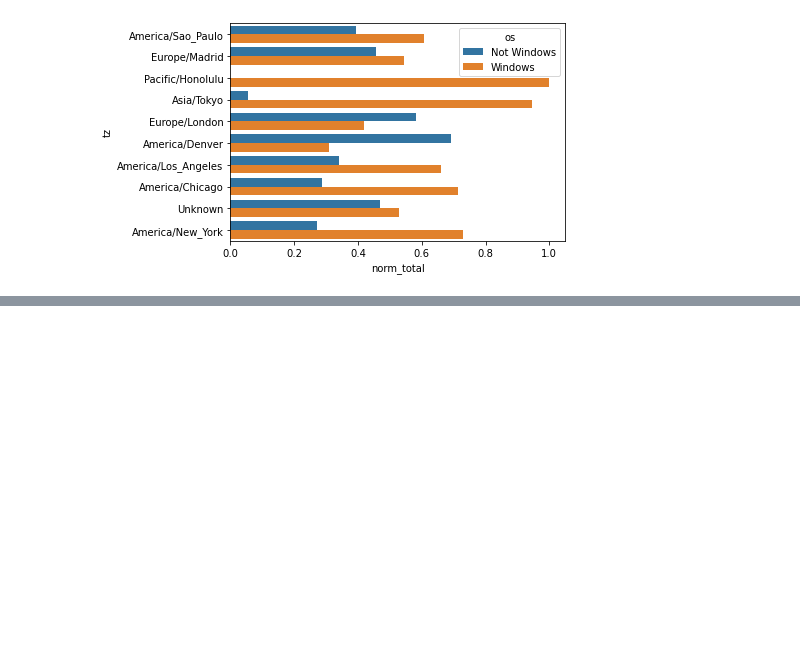
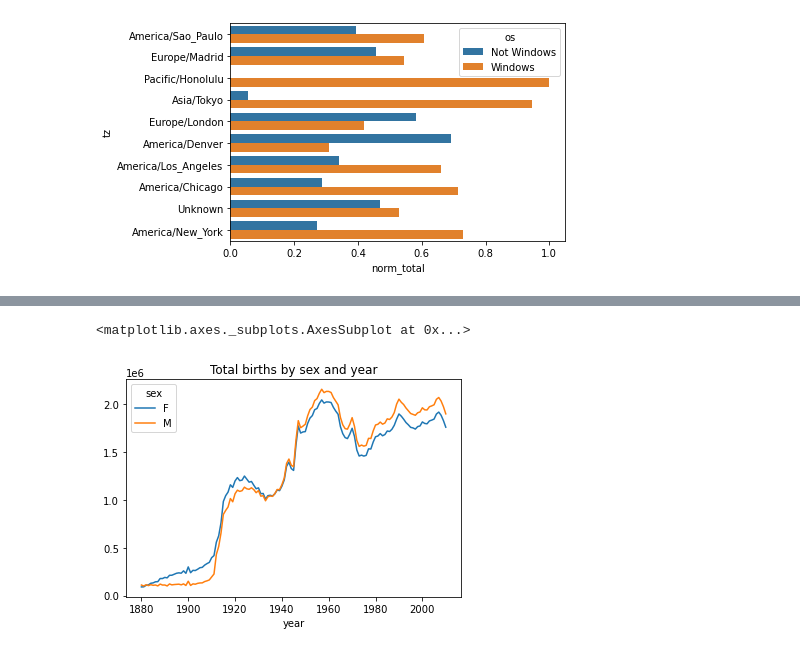
Before and after one commit to walidsi/data-science, a Jupyter notebook: Python/Python for Data Analysis/py_data_analysis_2.ipynb, the cells around one changed output, grey strips where cells are left out. Saved outputs shown, nothing was run; the diff lists cells and outputs as text; code cells hidden in the pictures; blank space fills up the shorter version.

Commit message:
More data analysis examples

```diff
--- a/Python/Python for Data Analysis/py_data_analysis_2.ipynb
+++ b/Python/Python for Data Analysis/py_data_analysis_2.ipynb
@@ -432,0 +667,4 @@ sns.barplot(x='norm_total', y='tz', hue='os', data=count_subset)
+# %%
+columns = ['name', 'sex', 'births']
+names1880 = pd.read_csv('datasets/babynames/yob1880.txt', names=columns)
+names1880
@@ -432,0 +692,15 @@ sns.barplot(x='norm_total', y='tz', hue='os', data=count_subset)
+# %%
+years = range(1880, 2011)
+
+pieces = []
+
+#names = pd.DataFrame(columns = columns+['year']) # dtypes will all be object, not good!!
+
+for year in years:
+    frame = pd.read_csv('datasets/babynames/yob%d.txt' % year, names=columns)
+    frame['year'] = year
+    pieces.append(frame)
+
+names = pd.concat(pieces, ignore_index=True) #this way dtypes of columns will be int, float, etc as appropriate
+names.info()
+names
@@ -432,0 +749,3 @@ sns.barplot(x='norm_total', y='tz', hue='os', data=count_subset)
+# %%
+total_births  = names.pivot_table(values='births', index='year', columns='sex', aggfunc=sum)
+total_births
@@ -432,0 +767,5 @@ sns.barplot(x='norm_total', y='tz', hue='os', data=count_subset)
+# %%
+total_births.plot(title='Total births by sex and year')
+# %% [output]
+<matplotlib.axes._subplots.AxesSubplot at 0x...>
+[figure, added]
```
Also changed, not shown: parts of 44 cells of this notebook.
